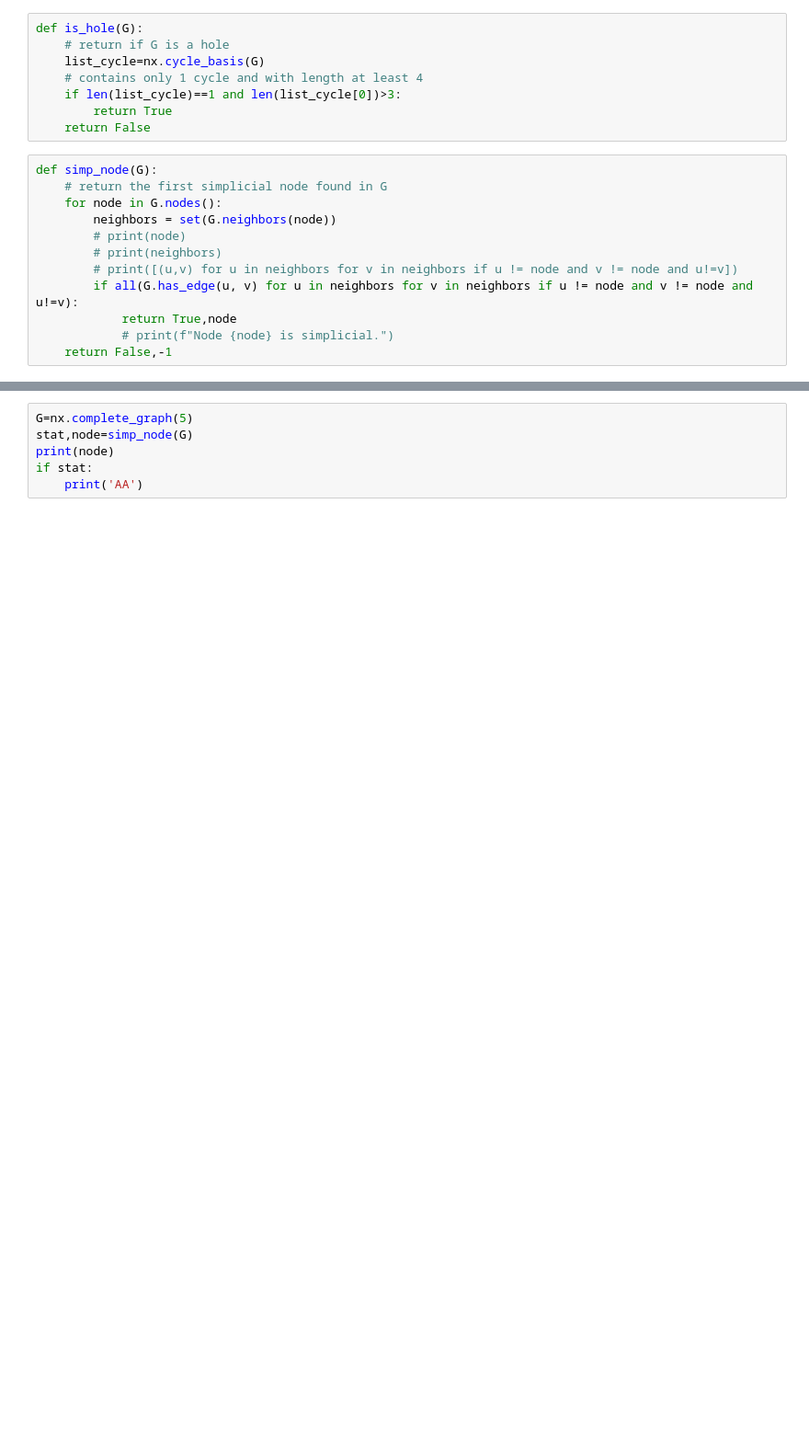
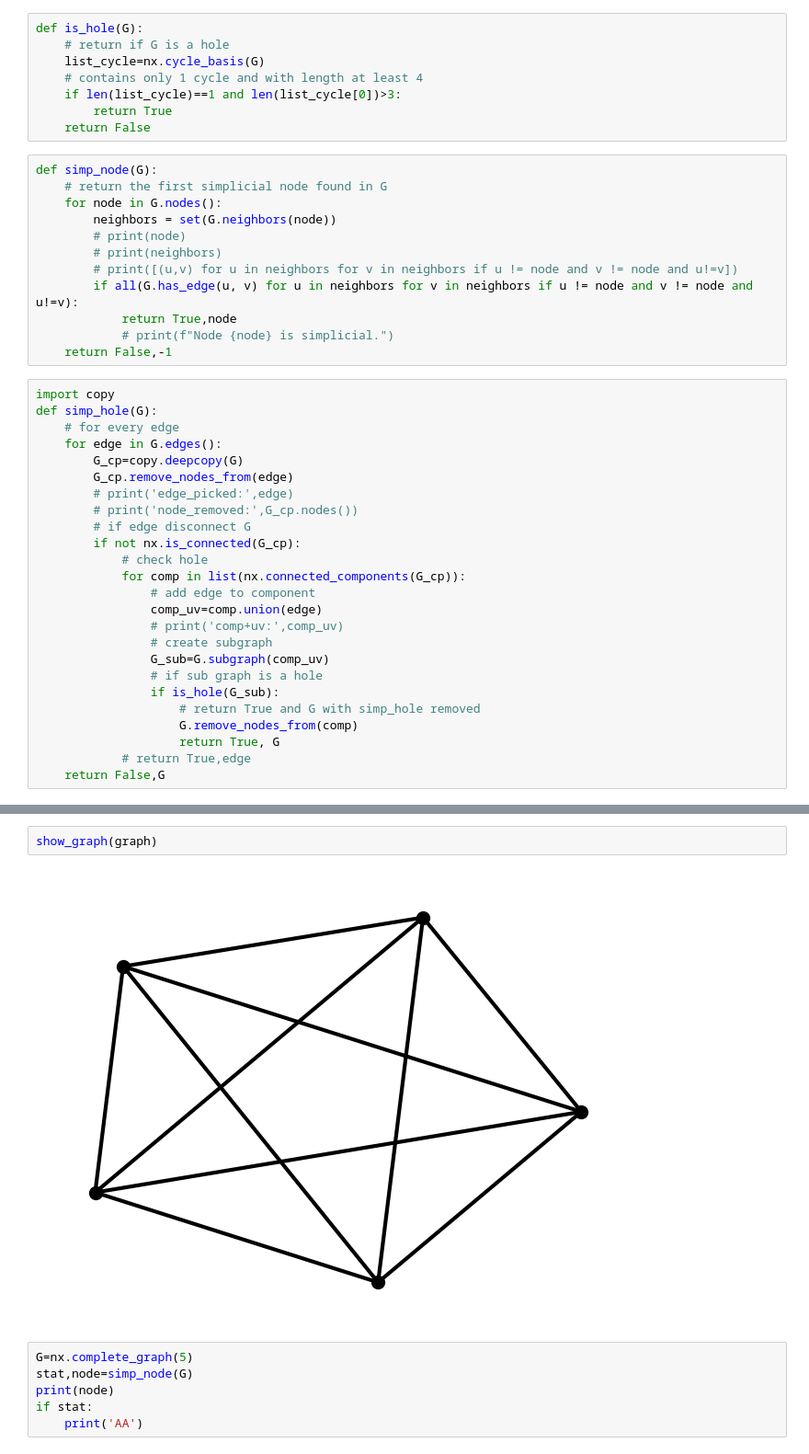
Before and after one commit to vonals/code, a Jupyter notebook: graphx.ipynb, the cells around one changed output, grey strips where cells are left out. Shown at 92% size. Cells and saved outputs as stored; diff of their text form; blank space fills up the shorter version.

```diff
--- a/graphx.ipynb
+++ b/graphx.ipynb
@@ -163,3 +164,28 @@ def simp_node(G):
             return True,node
             # print(f"Node {node} is simplicial.")
     return False,-1
+# %%
+import copy
+def simp_hole(G):
+    # for every edge
+    for edge in G.edges():
+        G_cp=copy.deepcopy(G)
+        G_cp.remove_nodes_from(edge)
+        # print('edge_picked:',edge)
+        # print('node_removed:',G_cp.nodes())
+        # if edge disconnect G
+        if not nx.is_connected(G_cp):
+            # check hole
+            for comp in list(nx.connected_components(G_cp)):
+                # add edge to component
+                comp_uv=comp.union(edge)
+                # print('comp+uv:',comp_uv)
+                # create subgraph
+                G_sub=G.subgraph(comp_uv)
+                # if sub graph is a hole
+                if is_hole(G_sub):
+                    # return True and G with simp_hole removed
+                    G.remove_nodes_from(comp)
+                    return True, G
+            # return True,edge
+    return False,G
@@ -166,3 +206,7 @@ def simp_node(G):
+# %%
+show_graph(graph)
+# %% [output]
+[figure, added]
 # %%
 G=nx.complete_graph(5)
 stat,node=simp_node(G)
```
Also changed, not shown: parts of 5 cells of this notebook.
